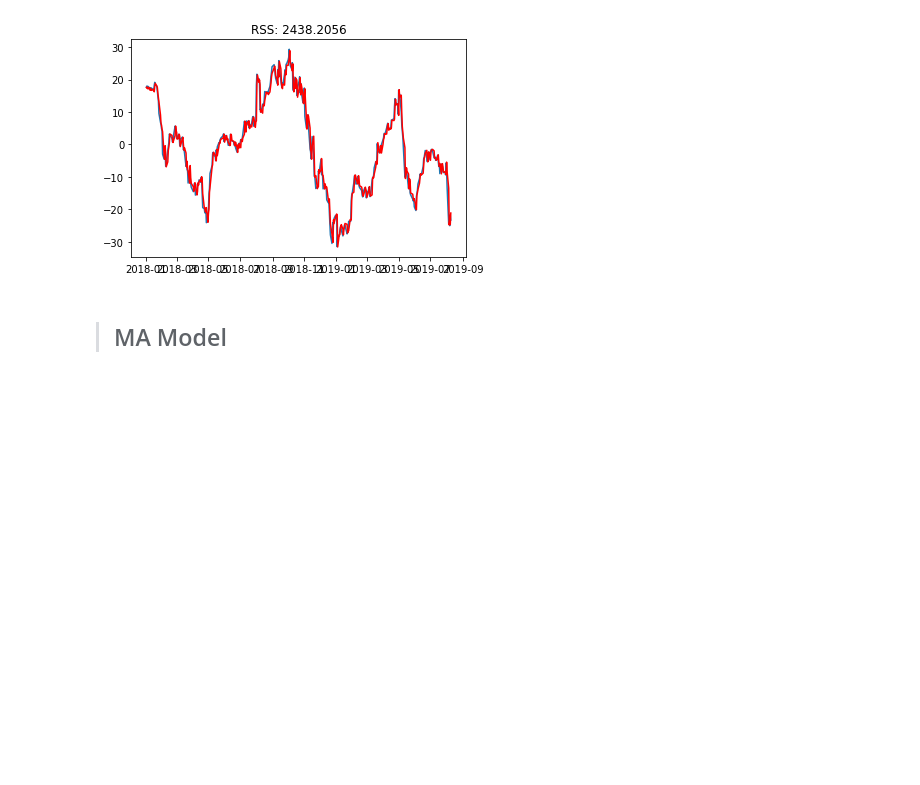
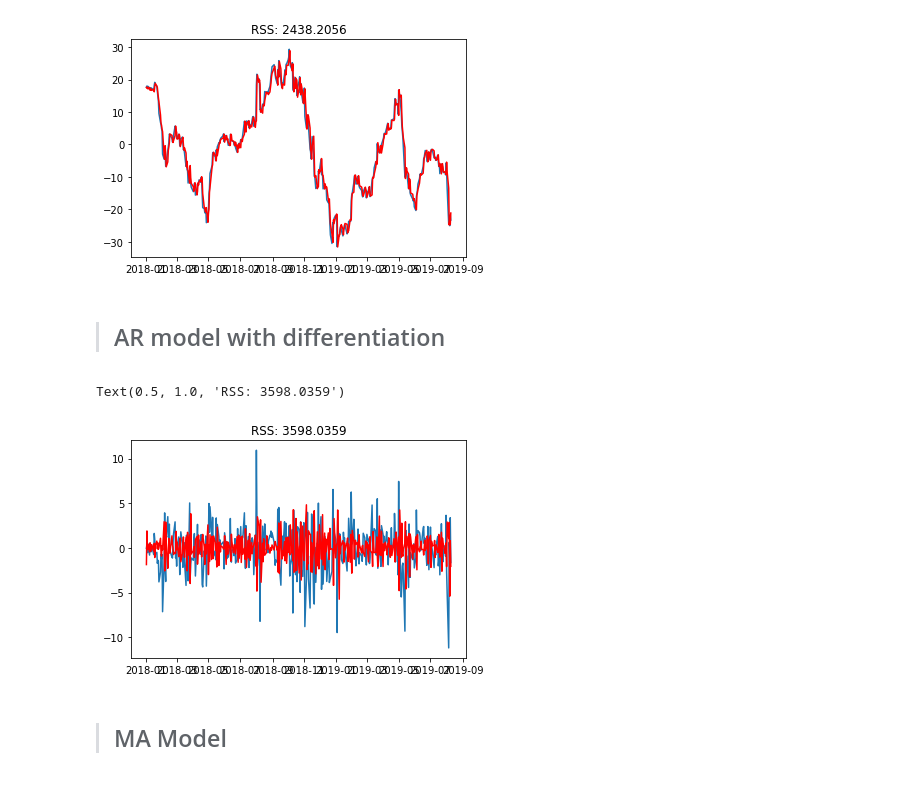
Before and after one commit to RenierVeiga/TimeSeries-Forecasting, a Jupyter notebook: TimeSeries_Forecasting.ipynb, the cells around one changed output. Cells and saved outputs as stored; diff of their text form; code cells hidden in the pictures; blank space fills up the shorter version.

```diff
--- a/TimeSeries_Forecasting.ipynb
+++ b/TimeSeries_Forecasting.ipynb
@@ -195,6 +195,24 @@ plt.title('RSS: %.4f' % sum((results_AR.fittedvalues['2018':]-model_var['2018':]
 # %% [output]
 Text(0.5, 1.0, 'RSS: 2438.2056')
 [figure]
+# %% [markdown]
+
+
+> ## AR model with differentiation
+# %%
+p = 1
+d = 1
+q = 1
+
+model_var = residual_diff
+model = ARIMA(model_var, order=(p, d, 0))
+results_AR = model.fit(disp=0)
+plt.plot(model_var['2018':])
+plt.plot(results_AR.fittedvalues['2018':], color='red')
+plt.title('RSS: %.4f' % sum((results_AR.fittedvalues['2018':]-model_var['2018':])**2))
+# %% [output]
+Text(0.5, 1.0, 'RSS: 3598.0359')
+[figure, added]
 # %% [markdown]
 
 > ## MA Model
```
Also changed, not shown: parts of 5 cells of this notebook.
